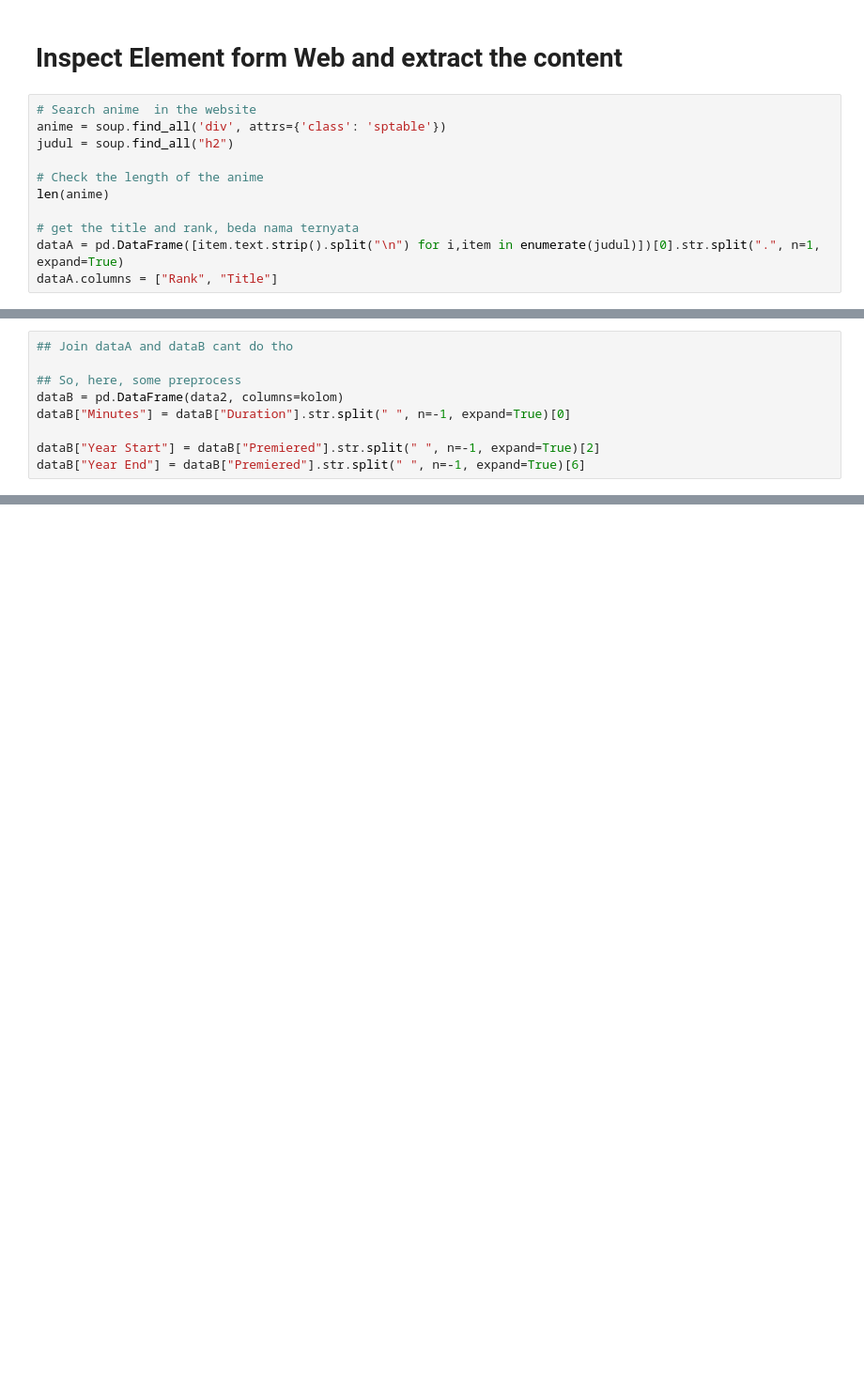
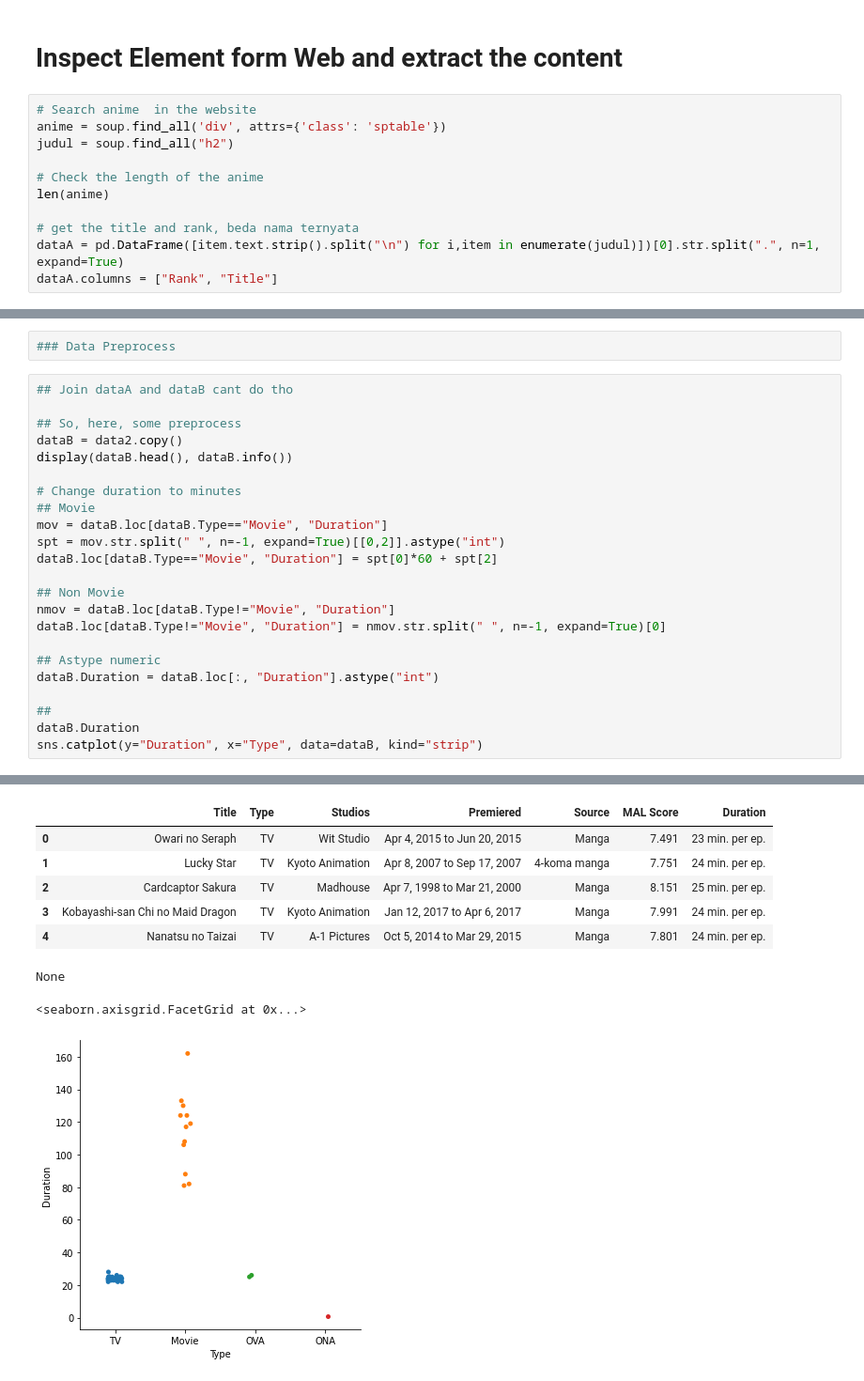
Before and after one commit to irdazh/publik, a Jupyter notebook: uts ks2/laprak-uts-ks2-1.ipynb, the cells around one changed output, grey strips where cells are left out. Shown: that part at 94% size. Drawn from its saved outputs; the diff is of its cells as text; blank space fills up the shorter version.

```diff
--- a/uts ks2/laprak-uts-ks2-1.ipynb
+++ b/uts ks2/laprak-uts-ks2-1.ipynb
@@ -70,9 +79,26 @@ array([['Owari no Seraph', 'TV', 'Wit Studio',
-# %%
-## Join dataA and dataB cant do tho
-
-## So, here, some preprocess
-dataB = pd.DataFrame(data2, columns=kolom)
-dataB["Minutes"] = dataB["Duration"].str.split(" ", n=-1, expand=True)[0]
-
-dataB["Year Start"] = dataB["Premiered"].str.split(" ", n=-1, expand=True)[2]
-dataB["Year End"] = dataB["Premiered"].str.split(" ", n=-1, expand=True)[6]
+# %%
+### Data Preprocess
+# %%
+## Join dataA and dataB cant do tho
+
+## So, here, some preprocess
+dataB = data2.copy()
+display(dataB.head(), dataB.info())
+
+# Change duration to minutes
+## Movie
+mov = dataB.loc[dataB.Type=="Movie", "Duration"]
+spt = mov.str.split(" ", n=-1, expand=True)[[0,2]].astype("int")
+dataB.loc[dataB.Type=="Movie", "Duration"] = spt[0]*60 + spt[2]
+
+## Non Movie
+nmov = dataB.loc[dataB.Type!="Movie", "Duration"]
+dataB.loc[dataB.Type!="Movie", "Duration"] = nmov.str.split(" ", n=-1, expand=True)[0]
+
+## Astype numeric
+dataB.Duration = dataB.loc[:, "Duration"].astype("int")
+
+##
+dataB.Duration
+sns.catplot(y="Duration", x="Type", data=dataB, kind="strip")
+# %% [output]
@@ -79,2 +119,11 @@ dataB["Year End"] = dataB["Premiered"].str.split(" ", n=-1, expand=True)[6]
+|  | Title | Type | Studios | Premiered | Source | MAL Score | Duration |
+| 0 | Owari no Seraph | TV | Wit Studio | Apr 4, 2015 to Jun 20, 2015 | Manga | 7.491 | 23 min. per ep. |
+| 1 | Lucky Star | TV | Kyoto Animation | Apr 8, 2007 to Sep 17, 2007 | 4-koma manga | 7.751 | 24 min. per ep. |
+| 2 | Cardcaptor Sakura | TV | Madhouse | Apr 7, 1998 to Mar 21, 2000 | Manga | 8.151 | 25 min. per ep. |
+| 3 | Kobayashi-san Chi no Maid Dragon | TV | Kyoto Animation | Jan 12, 2017 to Apr 6, 2017 | Manga | 7.991 | 24 min. per ep. |
+| 4 | Nanatsu no Taizai | TV | A-1 Pictures | Oct 5, 2014 to Mar 29, 2015 | Manga | 7.801 | 24 min. per ep. |
+None
+<seaborn.axisgrid.FacetGrid at 0x...>
+[figure, added]
 # %%
 ## And Insight as well
```
Also changed, not shown: parts of 6 cells of this notebook.
